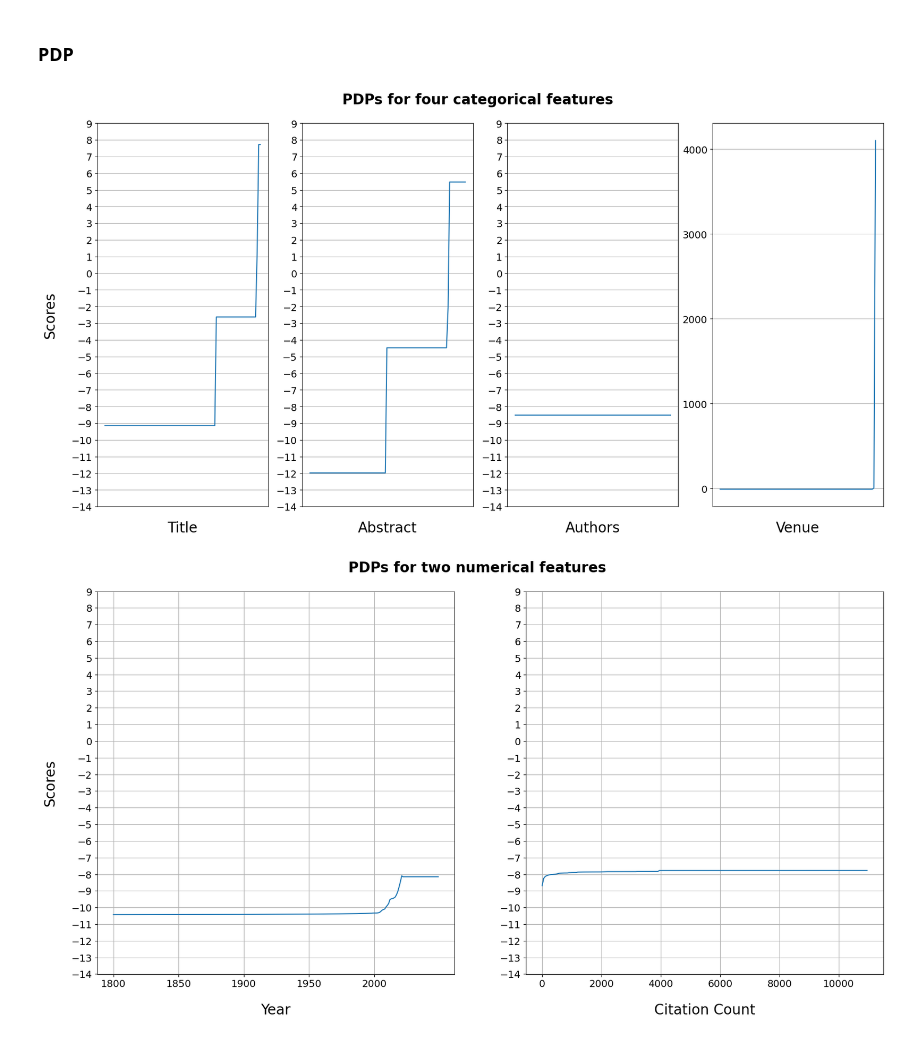
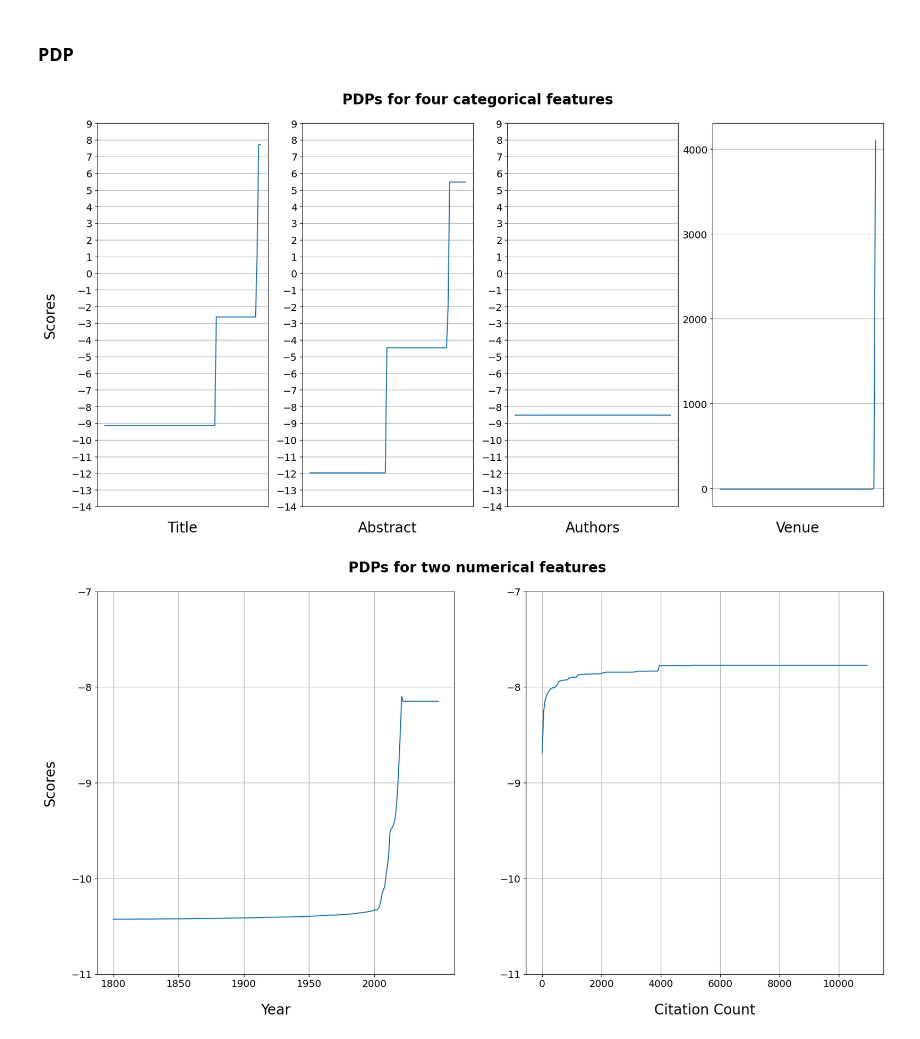
Before and after one commit to youyinnn/s2search, a Jupyter notebook: pipelining/pdp-exp1/pdp-exp1_cslg-rand-100_plotting.ipynb, the cells around one changed output. Drawn from its saved outputs; the diff is of its cells as text; code cells hidden in the pictures.

```diff
--- a/pipelining/pdp-exp1/pdp-exp1_cslg-rand-100_plotting.ipynb
+++ b/pipelining/pdp-exp1/pdp-exp1_cslg-rand-100_plotting.ipynb
@@ -86,14 +86,14 @@ numerical_plot_conf = {
         'x': list(range(1800, 2050)),
         'y': pdp_data_map['year'],
         'xticks': list(range(1800, 2050, 50)),
-        'yticks': list(range(-14, 10, 1)),
+        'yticks': list(range(-11, -6, 1)),
     },
     'n_citations': {
         'xlabel': 'Citation Count',
         'x': list(range(0, 11000, 50)),
         'y': pdp_data_map['n_citations'],
         'xticks': list(range(0, 11000, 2000)),
-        'yticks': list(range(-14, 10, 1)),
+        'yticks': list(range(-11, -6, 1)),
     }
 }
 
@@ -107,32 +107,35 @@ def pdp_plot(confs):
         plt.xlabel(conf['xlabel'], fontsize=20, labelpad=20)
         if (conf.get('ylabel') != None):
             plt.ylabel(conf.get('ylabel'), fontsize=20, labelpad=20)
 
         if conf.get('xticks') != None:
             plt.xticks(conf.get('xticks'), fontsize=14)
         else:
             plt.xticks([], fontsize=14)
 
         if weird_score.get(key) == None:
-            plt.yticks(list(range(-14, 10, 1)), fontsize=14)
+            if conf.get('yticks') != None:
+                plt.yticks(conf.get('yticks'), fontsize=14)
+            else:
+                plt.yticks(list(range(-14, 10, 1)), fontsize=14)
         else:
             plt.yticks(fontsize=14)
 
         plt.grid()
         idx += 1
 
 plt.figure(figsize=(20, 10), dpi=100)
 plt.suptitle("PDPs for four categorical features", y=0.94, fontsize=20, fontweight='bold')
 pdp_plot(categorical_plot_conf)
 plt.savefig(os.path.join('.', 'plot', f'{sample_name}-categorical.png'), facecolor='white', transparent=False, bbox_inches='tight')
 
 # second fig
 plt.figure(figsize=(20, 10), dpi=100)
 plt.suptitle("PDPs for two numerical features", y=0.94, fontsize=20, fontweight='bold')
 pdp_plot(numerical_plot_conf)
 plt.savefig(os.path.join('.', 'plot', f'{sample_name}-numerical.png'), facecolor='white', transparent=False, bbox_inches='tight')
 
 plt.show()
 # %% [output]
 [figure]
-[figure, old version]
+[figure, new version]
```
Also changed, not shown: parts of 2 cells of this notebook, 14 other files.
